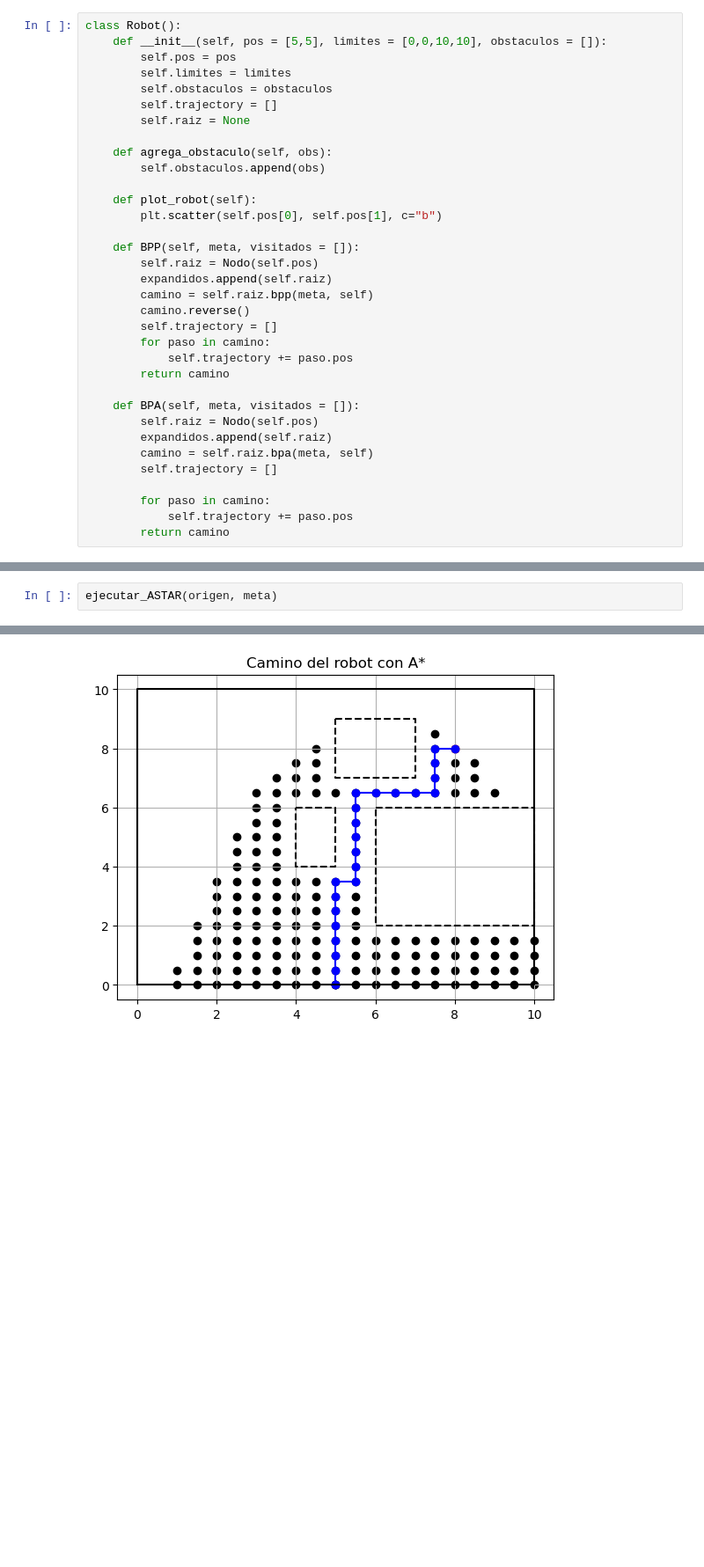
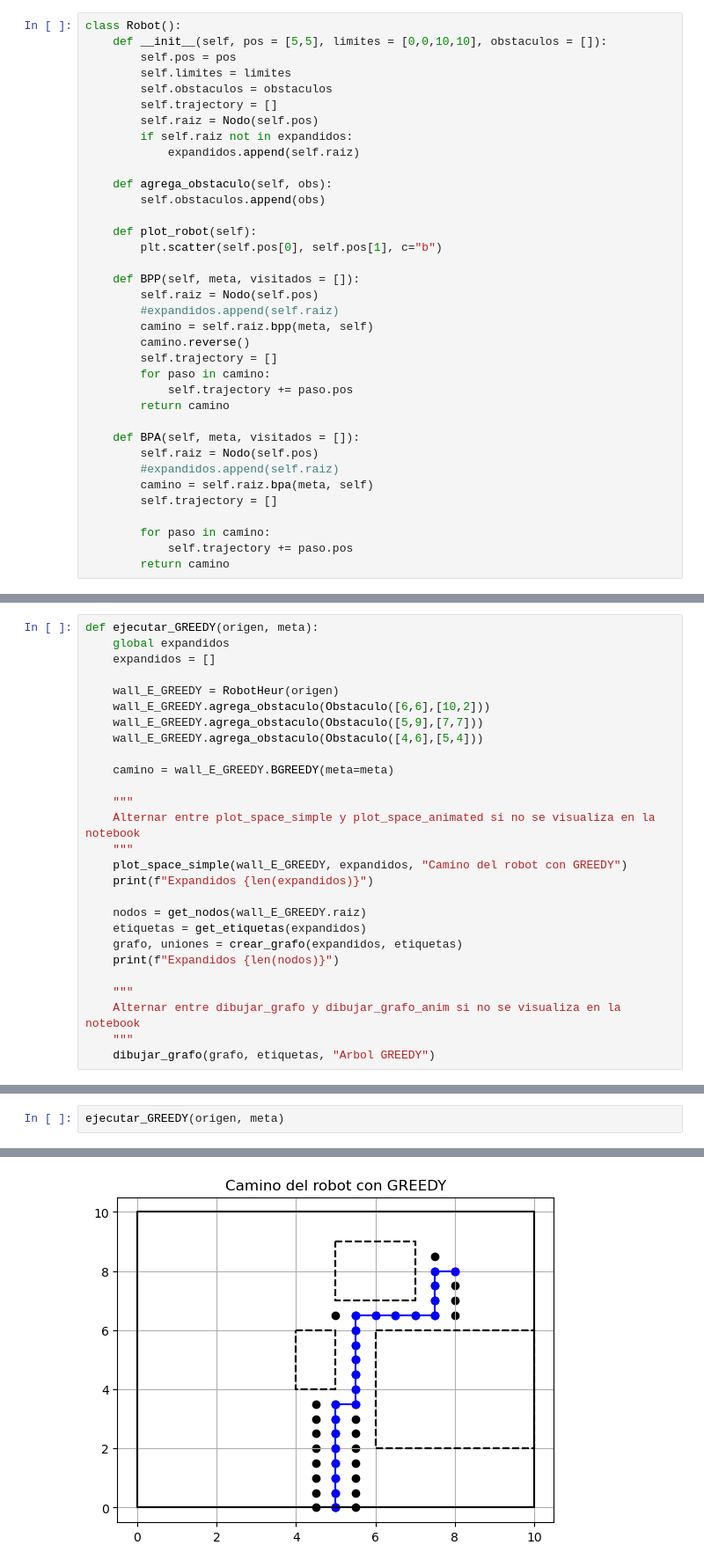
Before and after one commit to ElCamacho05/INTRO_IA_TAREAS, a Jupyter notebook: Robot_animado.ipynb, the cells around one changed output, grey strips where cells are left out. Shown at 88% size. Drawn from its saved outputs; the diff is of its cells as text; blank space fills up the shorter version.

Commit message:
cambios en robots

```diff
--- a/Robot_animado.ipynb
+++ b/Robot_animado.ipynb
@@ -301,7 +300,9 @@ class Robot():
         self.limites = limites
         self.obstaculos = obstaculos
         self.trajectory = []
-        self.raiz = None
+        self.raiz = Nodo(self.pos)
+        if self.raiz not in expandidos:
+            expandidos.append(self.raiz)
 
     def agrega_obstaculo(self, obs):
         self.obstaculos.append(obs)
@@ -311,7 +312,7 @@ class Robot():
 
     def BPP(self, meta, visitados = []):
         self.raiz = Nodo(self.pos)
-        expandidos.append(self.raiz)
+        #expandidos.append(self.raiz)
         camino = self.raiz.bpp(meta, self)
         camino.reverse()
         self.trajectory = []
@@ -321,7 +322,7 @@ class Robot():
 
     def BPA(self, meta, visitados = []):
         self.raiz = Nodo(self.pos)
-        expandidos.append(self.raiz)
+        #expandidos.append(self.raiz)
         camino = self.raiz.bpa(meta, self)
         self.trajectory = []
 
@@ -577,3 +572,30 @@ def ejecutar_GREEDY(origen, meta):
+# %%
+def ejecutar_GREEDY(origen, meta):
+    global expandidos
+    expandidos = []
+
+    wall_E_GREEDY = RobotHeur(origen)
+    wall_E_GREEDY.agrega_obstaculo(Obstaculo([6,6],[10,2]))
+    wall_E_GREEDY.agrega_obstaculo(Obstaculo([5,9],[7,7]))
+    wall_E_GREEDY.agrega_obstaculo(Obstaculo([4,6],[5,4]))
+
+    camino = wall_E_GREEDY.BGREEDY(meta=meta)
+
+    """
+    Alternar entre plot_space_simple y plot_space_animated si no se visualiza en la notebook
+    """
+    plot_space_simple(wall_E_GREEDY, expandidos, "Camino del robot con GREEDY")
+    print(f"Expandidos {len(expandidos)}")
+
+    nodos = get_nodos(wall_E_GREEDY.raiz)
+    etiquetas = get_etiquetas(expandidos)
+    grafo, uniones = crear_grafo(expandidos, etiquetas)
+    print(f"Expandidos {len(nodos)}")
+
+    """
+    Alternar entre dibujar_grafo y dibujar_grafo_anim si no se visualiza en la notebook
+    """
+    dibujar_grafo(grafo, etiquetas, "Arbol GREEDY")
 # %%
 def ejecutar_ASTAR(origen, meta):
     global expandidos
@@ -604,3 +625,3 @@ def ejecutar_ASTAR(origen, meta):
 # %%
-ejecutar_ASTAR(origen, meta)
+ejecutar_GREEDY(origen, meta)
 # %% [output]
@@ -610 +632 @@ Expandidos 153
-[figure, old version]
+[figure, new version]
```
Also changed, not shown: parts of 7 cells of this notebook.
